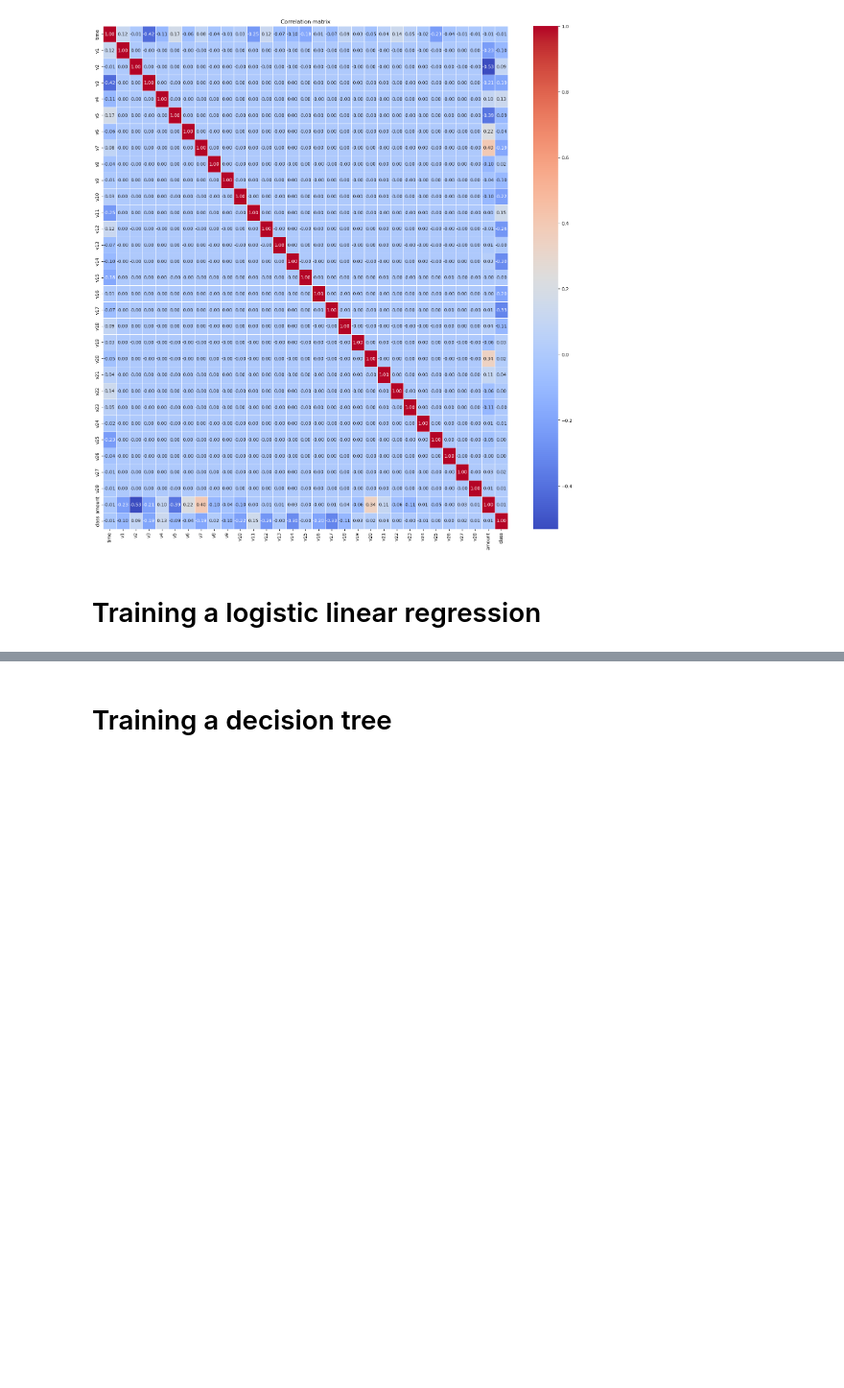
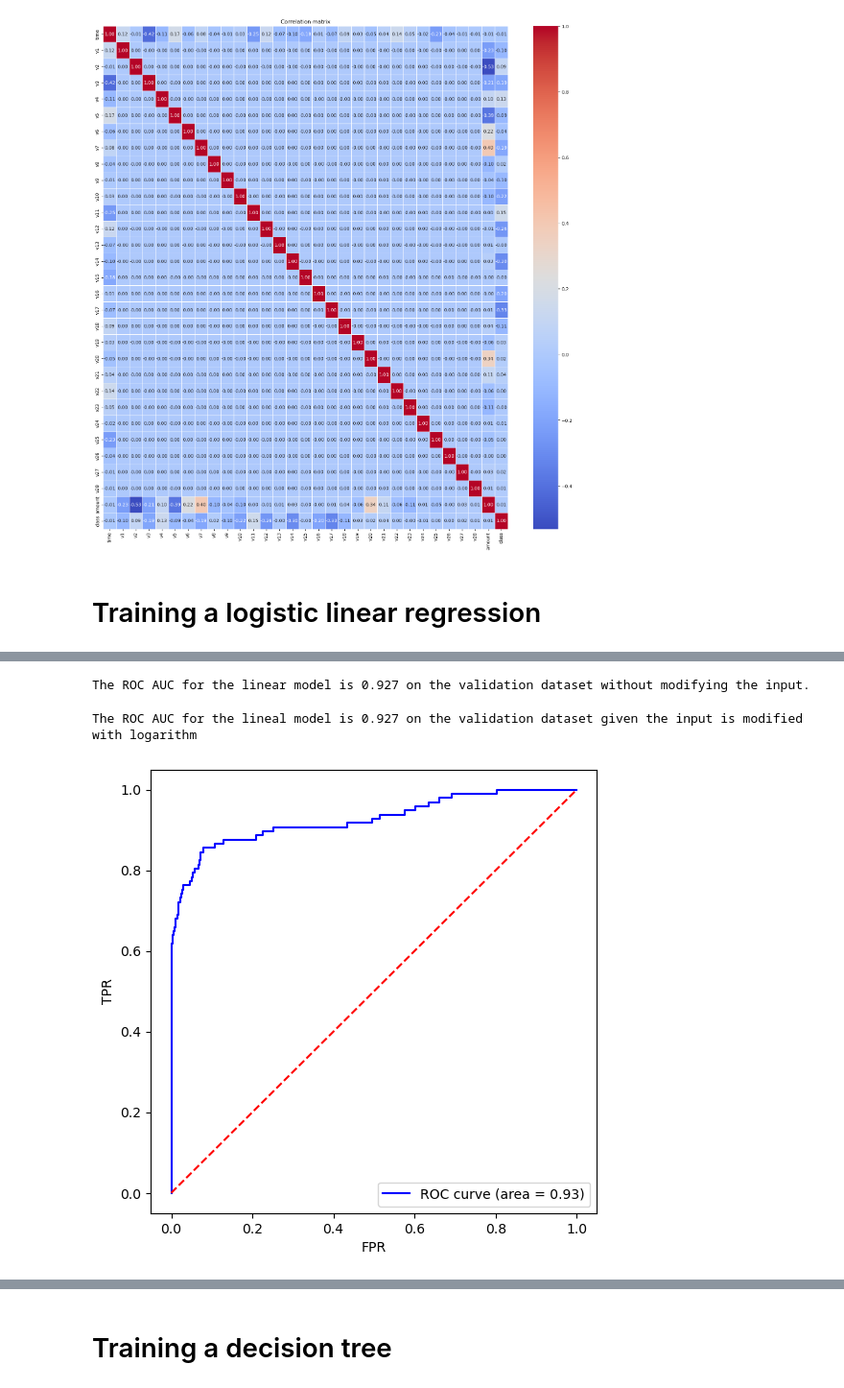
Before and after one commit to angelomarcelino/credit-card-fraud-ml-project, a Jupyter notebook: notebook/notebook.ipynb, the cells around one changed output, grey strips where cells are left out. Shown at 96% size. Drawn from its saved outputs; the diff is of its cells as text; code cells hidden in the pictures; blank space fills up the shorter version.

```diff
--- a/notebook/notebook.ipynb
+++ b/notebook/notebook.ipynb
@@ -375,7 +377,7 @@ def evaluate_logistic_regression_accuracy(df_train, y_train, df_val, y_val, thre
     for threshold in thresholds:
         decision = (y_val_pred_proba>=threshold)
         score = round((y_val == decision).mean(),3)
-        results.append((round(threshold,2), score))
+        results.append((round(threshold,3), score))
 
     results_df = pd.DataFrame(results, columns=['threshold', 'accuracy'])
     results_df.sort_values(by=["accuracy", "threshold"], ascending=[False, True], inplace=True)
@@ -435,24 +475,29 @@ weights_df
 # Evaluating the model using other metrics (the input is highly imbalanced, so we cant trust just in accuracy)
 # %%
 y_val_pred_proba = model.predict_proba(X_val)[:,1]
-roc_auc= round(roc_auc_score(y_val, y_val_pred_proba),3)
-print(f'The ROC AUC for the linear model is {roc_auc} on the validation dataset without modifying the input.')
+val_roc_auc= round(roc_auc_score(y_val, y_val_pred_proba),3)
+print(f'The ROC AUC for the linear model is {val_roc_auc} on the validation dataset without modifying the input.')
+# %% [output]
+The ROC AUC for the linear model is 0.927 on the validation dataset without modifying the input.
 # %%
 y_val_pred_proba_log = log_model.predict_proba(X_val_with_logs)[:,1]
 roc_auc_log= round(roc_auc_score(y_val, y_val_pred_proba_log),3)
 print (f'The ROC AUC for the lineal model is {roc_auc_log} on the validation dataset given the input is modified with logarithm')
+# %% [output]
+The ROC AUC for the lineal model is 0.927 on the validation dataset given the input is modified with logarithm
 # %%
 #Conclusion: There is no improvement from applying a logarithm function to the features v1 and amount
 # %%
 # Parameter tuning
 # %%
-#finding the best threshold
 fpr, tpr, thresholds = roc_curve(y_true=y_val, y_score=y_val_pred_proba)
-roc_auc = auc(fpr, tpr)
+roc_auc = round(auc(fpr, tpr),3)
 plt.figure(figsize=(6, 6))
 plt.plot(fpr, tpr, color='blue', label='ROC curve (area = %0.2f)' % roc_auc)
 plt.plot([0, 1], [0, 1], color='red', linestyle='--')
 plt.xlabel('FPR')
 plt.ylabel('TPR')
 plt.legend(loc='lower right')
 plt.show()
+# %% [output]
+[figure, added]
```
Also changed, not shown: parts of 52 cells of this notebook.
